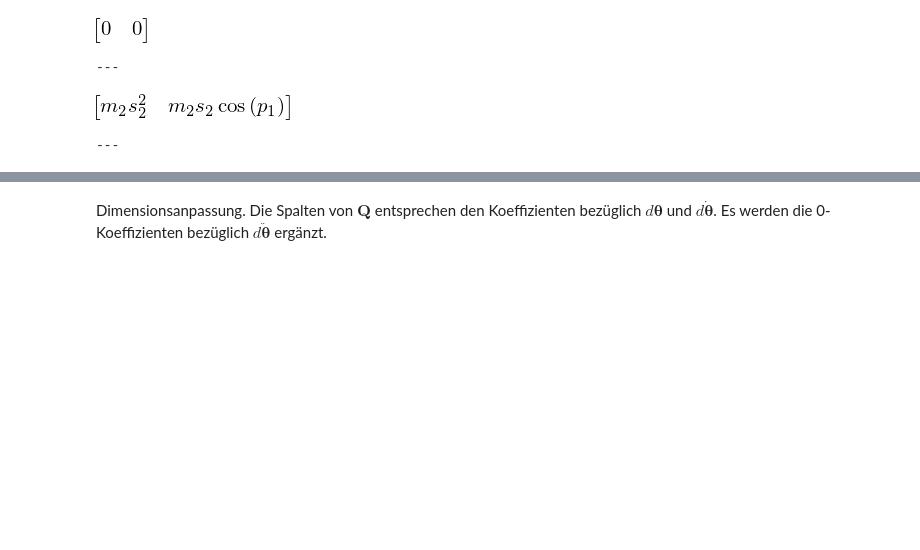
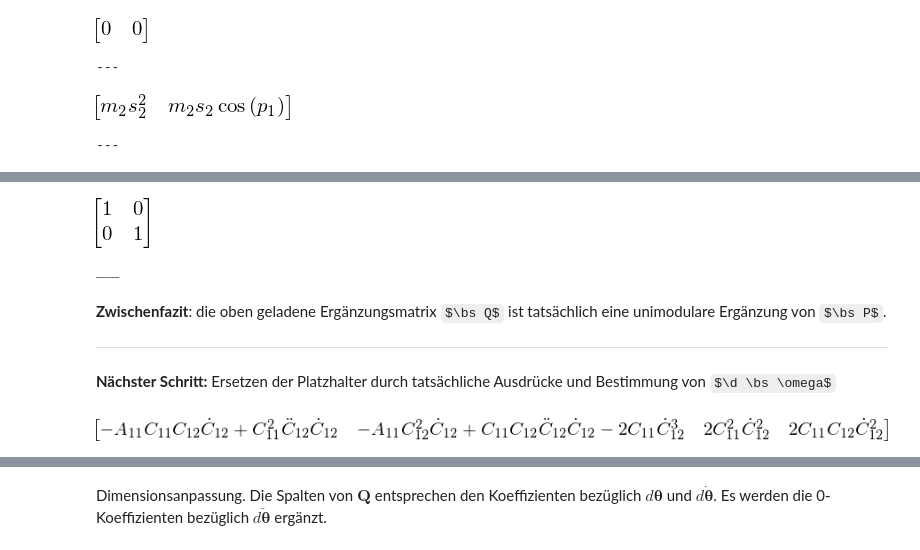
Before and after one commit to cknoll/beispiele, a Jupyter notebook: relevant/mechanik_wagen_pendel_nichtflachheit.ipynb, the cells around one changed output, grey strips where cells are left out. Saved outputs shown, nothing was run; the diff lists cells and outputs as text; code cells hidden in the pictures; some formulas as TeX source; blank space fills up the shorter version.

```diff
--- a/relevant/mechanik_wagen_pendel_nichtflachheit.ipynb
+++ b/relevant/mechanik_wagen_pendel_nichtflachheit.ipynb
@@ -195,0 +235,4 @@ with open(fname, 'r') as pfile:
+# %%
+# Berechnung der Inversen
+# ca. 36s
+PQinv = nct.unimod_inv(PQ, s, time_dep_symbs=tds)
@@ -196 +242,20 @@ with open(fname, 'r') as pfile:
+# %%
+# Prüfung: ist die berechnete Inverse wirklich die inverse?
+
+prod = nct.nc_mul(PQinv, PQ)
+# ca 3min 45s
+prod2 = nct.right_shift_all(prod, s, func_symbols=tds)
+
+# ca. 1min
+prod3 = nct.make_all_symbols_commutative(prod2)[0].smplf
+prod3 ##:
+# %% [output]
+[figure, added]
+___
+# %% [markdown]
+**Zwischenfazit**: die oben geladene Ergänzungsmatrix $\bs Q$ ist tatsächlich eine unimodulare Ergänzung von $\bs P$.
+
+---
+
+**Nächster Schritt:** Ersetzen der Platzhalter durch tatsächliche Ausdrücke und Bestimmung von $\d \bs \omega$
 # %%
@@ -210,0 +275,4 @@ replm_tups += zip(abbrev_symbs_ddot, replm_terms_ddot)
+# %%
+Q
+# %% [output]
+[figure, added]
```
Also changed, not shown: parts of 35 cells of this notebook, 19 other files.
